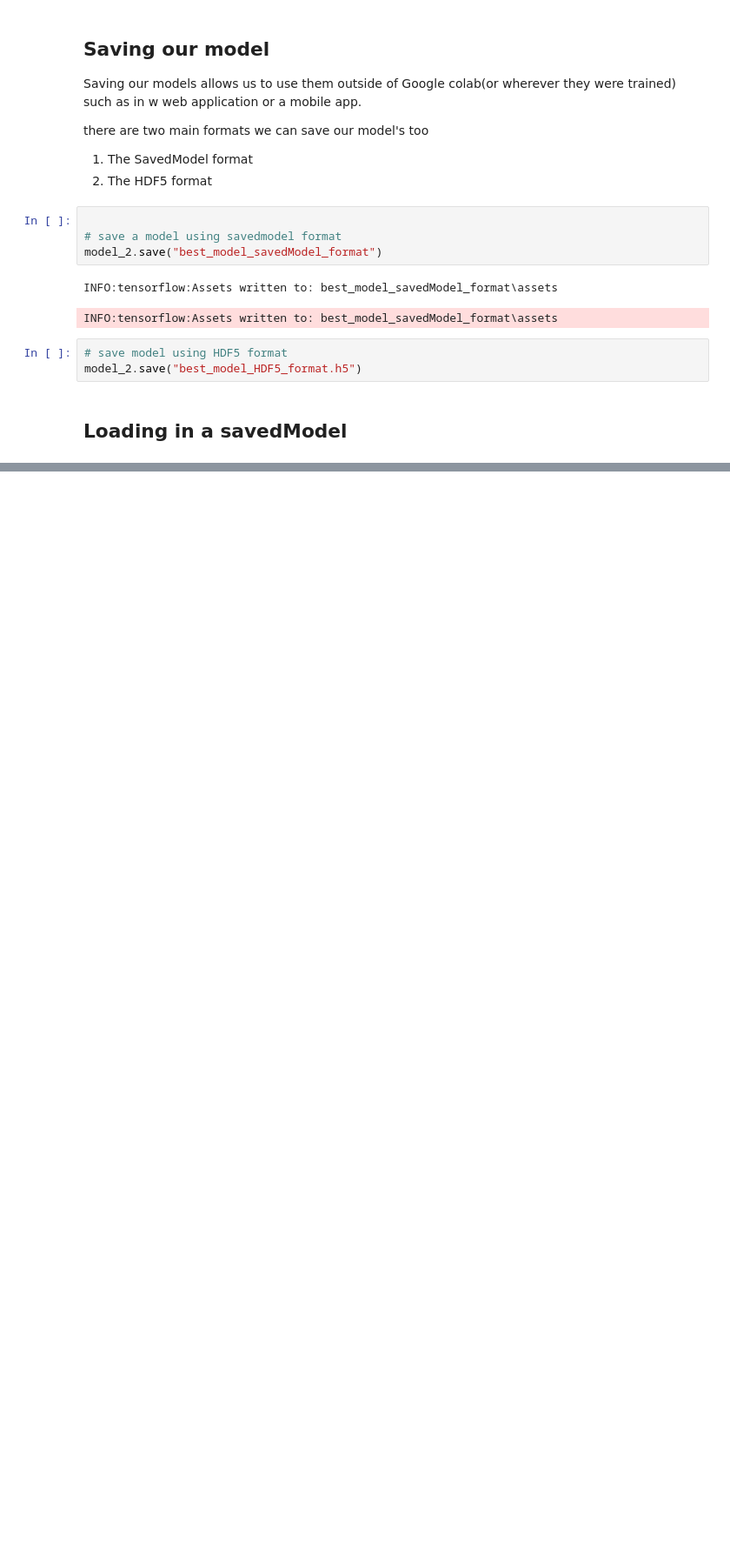
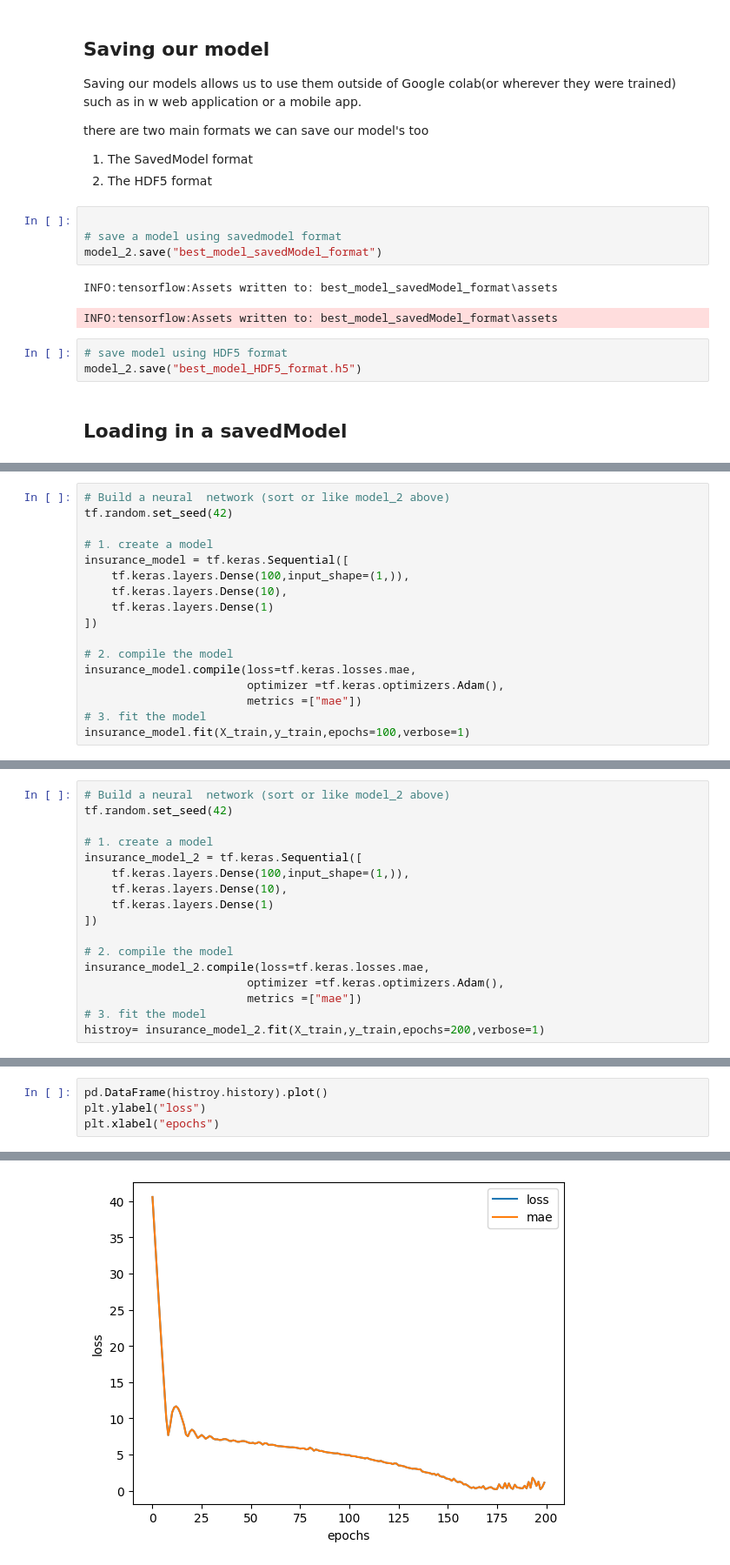
Before and after one commit to Yasiraalam/Learn-TensorFlow-Deeplearning, a Jupyter notebook: 01_neural_network/neural_network[1].ipynb, the cells around one changed output, grey strips where cells are left out. Shown at 87% size. Saved outputs shown, nothing was run; the diff lists cells and outputs as text; blank space fills up the shorter version.

Commit message:
Build a neural network model  to fit our normalized data

```diff
--- a/01_neural_network/neural_network[1].ipynb
+++ b/01_neural_network/neural_network[1].ipynb
@@ -745,0 +782,17 @@ array([[ True],
+# %%
+# Build a neural  network (sort or like model_2 above)
+tf.random.set_seed(42)
+
+# 1. create a model
+insurance_model = tf.keras.Sequential([
+    tf.keras.layers.Dense(100,input_shape=(1,)),
+    tf.keras.layers.Dense(10),
+    tf.keras.layers.Dense(1)
+])
+
+# 2. compile the model
+insurance_model.compile(loss=tf.keras.losses.mae,
+                        optimizer =tf.keras.optimizers.Adam(),
+                        metrics =["mae"])
+# 3. fit the model
+insurance_model.fit(X_train,y_train,epochs=100,verbose=1)
@@ -745,0 +825,17 @@ array([[ True],
+# %%
+# Build a neural  network (sort or like model_2 above)
+tf.random.set_seed(42)
+
+# 1. create a model
+insurance_model_2 = tf.keras.Sequential([
+    tf.keras.layers.Dense(100,input_shape=(1,)),
+    tf.keras.layers.Dense(10),
+    tf.keras.layers.Dense(1)
+])
+
+# 2. compile the model
+insurance_model_2.compile(loss=tf.keras.losses.mae,
+                        optimizer =tf.keras.optimizers.Adam(),
+                        metrics =["mae"])
+# 3. fit the model
+histroy= insurance_model_2.fit(X_train,y_train,epochs=200,verbose=1)
@@ -745,0 +860,5 @@ array([[ True],
+# %%
+pd.DataFrame(histroy.history).plot()
+plt.ylabel("loss")
+plt.xlabel("epochs")
+# %% [output]
@@ -745,0 +866 @@ array([[ True],
+[figure, added]
```
Also changed, not shown: parts of 54 cells of this notebook, 7 other files.
